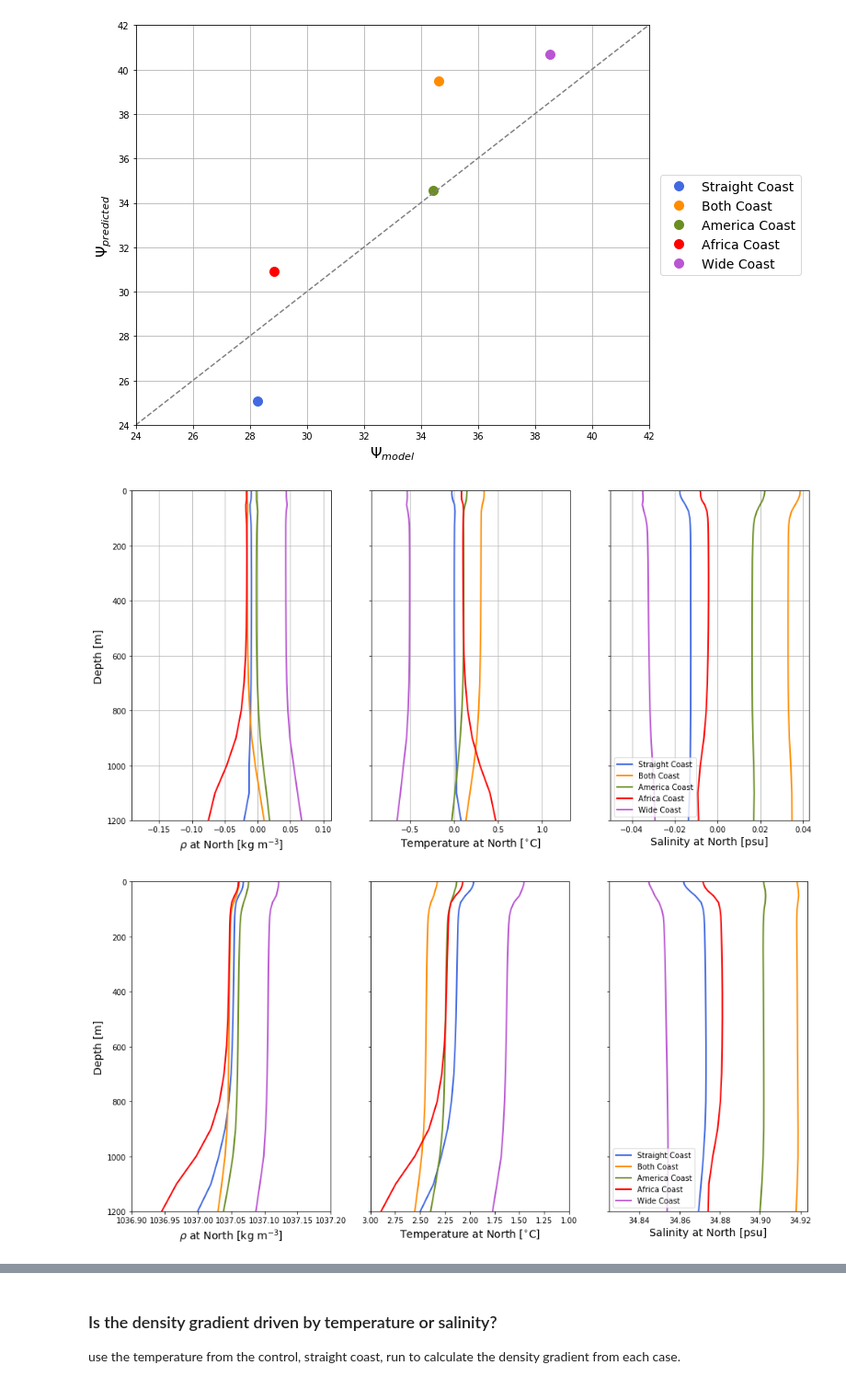
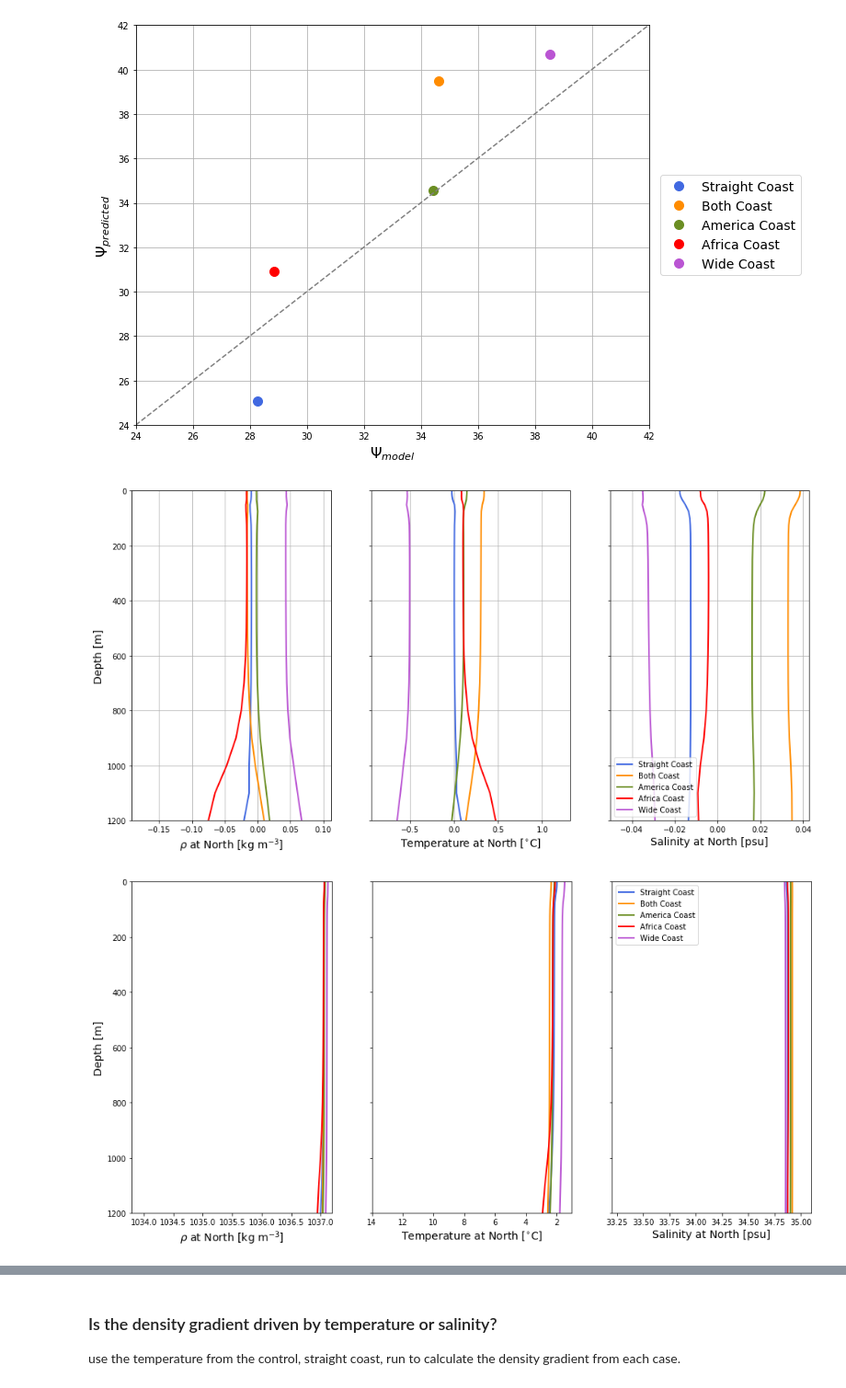
Before and after one commit to s-ragen/AQUA_CODE, a Jupyter notebook: scalings_wright_eos-Copy1.ipynb, the cells around one changed output, grey strips where cells are left out. Shown at 92% size. Cells and saved outputs as stored; diff of their text form; code cells hidden in the pictures.

```diff
--- a/scalings_wright_eos-Copy1.ipynb
+++ b/scalings_wright_eos-Copy1.ipynb
@@ -1084,7 +1084,7 @@ ax[0].plot(rho_north_af.mean(dim='yh').mean(dim='xh'),
 ax[0].plot(rho_north_wide.mean(dim='yh').mean(dim='xh'),
            delta_rho_wide.zl, color='mediumorchid', linewidth=2, label=case_wide)
 ax[0].set_xlabel(r'$\rho$ at North [kg m$^{-3}$]', fontsize=14)
-ax[0].set_xlim([1036.9,1037.2])
+ax[0].set_xlim([1033.8,1037.19])
 # ax[0].grid()
 
 ax[1].plot(temp_north_straight.mean(dim='yh').mean(dim='xh'),
@@ -1094,35 +1094,36 @@ ax[1].plot(temp_north_both.mean(dim='yh').mean(dim='xh'),
 ax[1].plot(temp_north_am.mean(dim='yh').mean(dim='xh'),
         delta_rho_am.zl, color='olivedrab', linewidth=2, label=case_am)
 ax[1].plot(temp_north_af.mean(dim='yh').mean(dim='xh'),
         delta_rho_af.zl, color='r', linewidth=2, label=case_af)
 ax[1].plot(temp_north_wide.mean(dim='yh').mean(dim='xh'),
            delta_rho_wide.zl, color='mediumorchid', linewidth=2, label=case_wide)
 ax[1].set_xlabel(r'Temperature at North [$^{\circ}$C]', fontsize=14)
-ax[1].set_xlim([1,3])
+ax[1].set_xlim([1,14])
 ax[1].invert_xaxis()
 # ax[1].grid()
 
 ax[2].plot(salt_north_straight.mean(dim='yh').mean(dim='xh'),
            delta_rho_straight.zl, color='royalblue', linewidth=2, label=case_straight)
 ax[2].plot(salt_north_both.mean(dim='yh').mean(dim='xh'),
         delta_rho_both.zl, color='darkorange', linewidth=2, label=case_both)
 ax[2].plot(salt_north_am.mean(dim='yh').mean(dim='xh'),
         delta_rho_am.zl, color='olivedrab', linewidth=2, label=case_am)
 ax[2].plot(salt_north_af.mean(dim='yh').mean(dim='xh'),
         delta_rho_af.zl, color='r', linewidth=2, label=case_af)
 ax[2].plot(salt_north_wide.mean(dim='yh').mean(dim='xh'),
            delta_rho_wide.zl, color='mediumorchid', linewidth=2, label=case_wide)
 ax[2].set_xlabel('Salinity at North [psu]', fontsize=14)
+ax[2].set_xlim([33.2,35.1])
 # ax[2].grid()
 
 plt.ylim([0,1200])
 plt.gca().invert_yaxis()
 ax[0].set_ylabel('Depth [m]', fontsize=14),
 plt.legend()
 plt.show()
 # %% [output]
 [figure]
-[figure, old version]
+[figure, new version]
 # %%
 mean_rho_south = (rho_south_straight.mean(dim='yh').mean(dim='xh') +
                   rho_south_both.mean(dim='yh').mean(dim='xh') +
```
Also changed, not shown: parts of 5 cells of this notebook.
